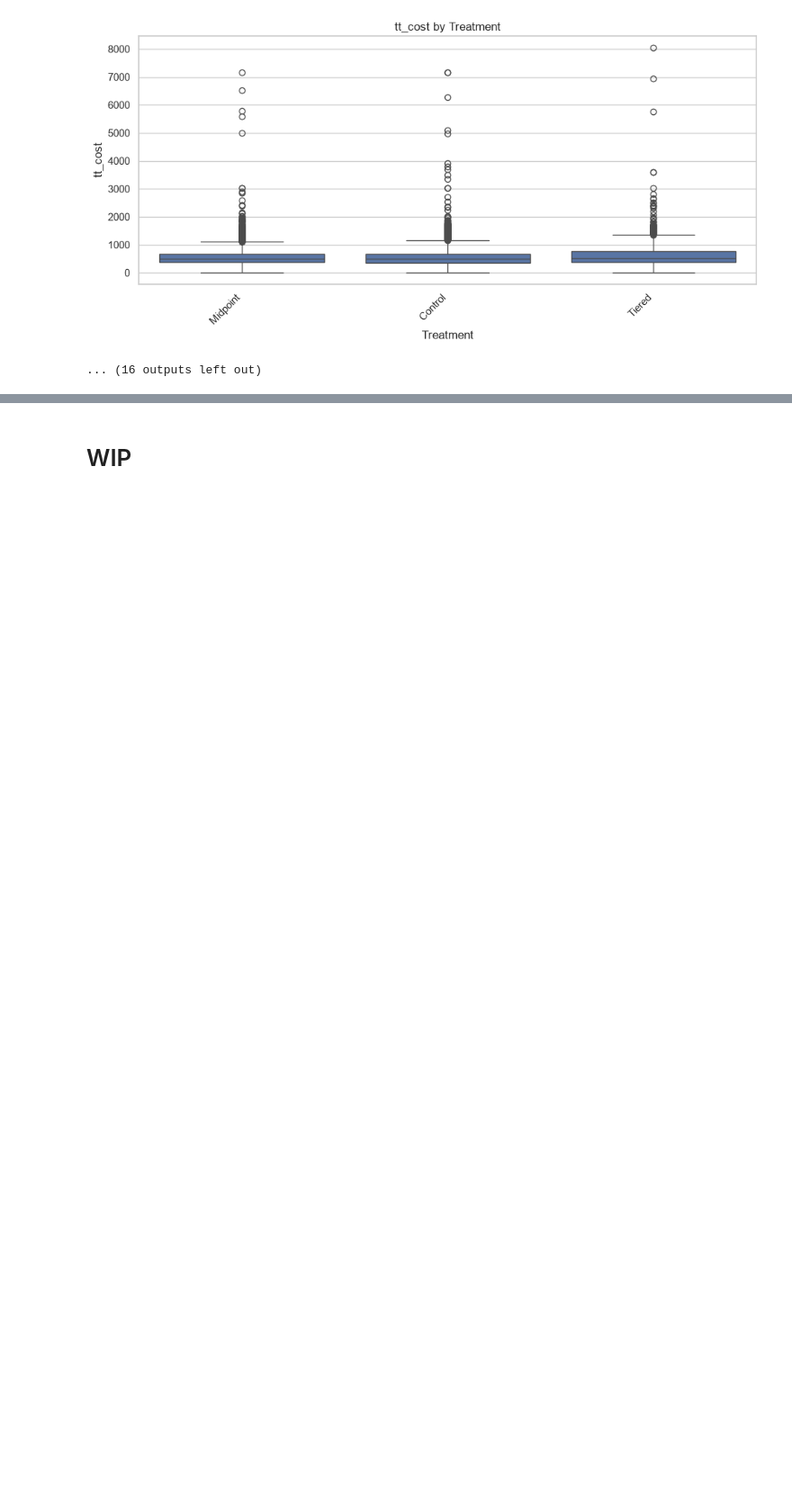
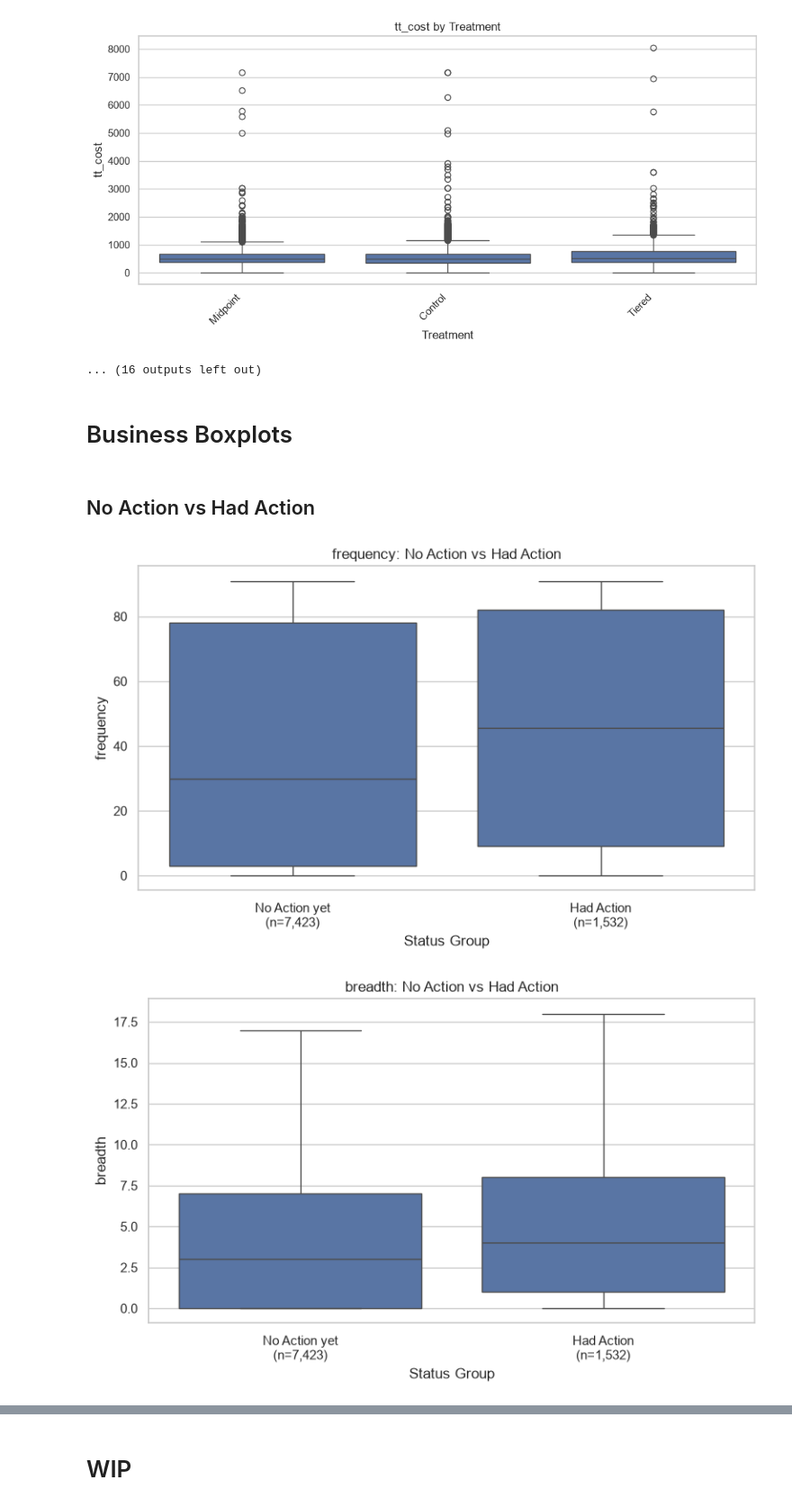
Before and after one commit to ying-gannett/stop_save_pChurn, a Jupyter notebook: src/notebooks/EDA.ipynb, the cells around one changed output, grey strips where cells are left out. Shown at 90% size. Cells and saved outputs as stored; diff of their text form; code cells hidden in the pictures; blank space fills up the shorter version.

```diff
--- a/src/notebooks/EDA.ipynb
+++ b/src/notebooks/EDA.ipynb
@@ -459,3 +459,41 @@ for segment in SEGMENT_FIELDS:
 [figure]
 [figure]
 ... (16 outputs left out)
+# %% [markdown]
+# Business Boxplots
+# %% [markdown]
+## No Action vs Had Action
+# %%
+df["action_group"] = np.where(
+    df["status"].eq("No Action yet"),
+    "No Action yet",
+    "Had Action"
+)
+
+action_order = ["No Action yet", "Had Action"]
+
+for metric in NUMERIC_FIELDS:
+    plot_df = df.dropna(subset=[metric, "action_group"]).copy()
+    counts = plot_df.groupby("action_group")["billing_account"].count()
+    order = [group for group in action_order if group in counts.index]
+
+    plt.figure(figsize=(8, 5))
+    sns.boxplot(
+        data=plot_df,
+        x="action_group",
+        y=metric,
+        order=order,
+        showfliers=False
+    )
+    plt.xticks(
+        range(len(order)),
+        [f"{group}\n(n={counts.loc[group]:,})" for group in order]
+    )
+    plt.title(f"{metric}: No Action vs Had Action")
+    plt.xlabel("Status Group")
+    plt.ylabel(metric)
+    plt.tight_layout()
+    plt.show()
+# %% [output]
+[figure, added]
+[figure, added]
```
Also changed, not shown: parts of 9 cells of this notebook.
